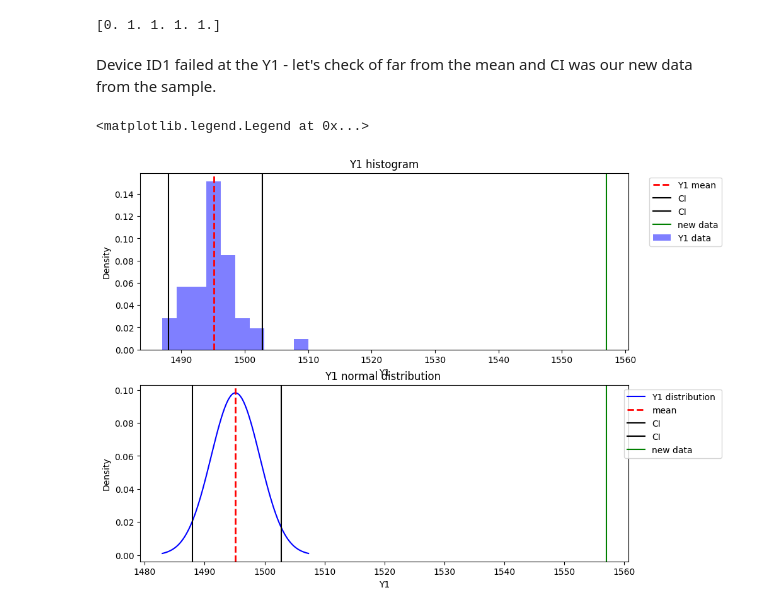
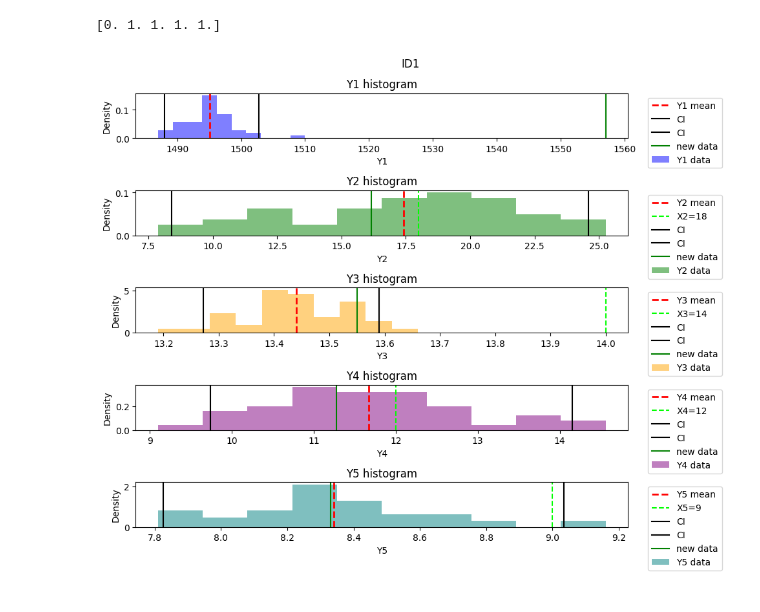
Before and after one commit to Rotems1234/PulseNMore_HomeAssignment, a Jupyter notebook: PulseNMore_RotemStahl.ipynb, the cells around one changed output. Cells and saved outputs as stored; diff of their text form; code cells hidden in the pictures.

```diff
--- a/PulseNMore_RotemStahl.ipynb
+++ b/PulseNMore_RotemStahl.ipynb
@@ -537,9 +537,8 @@ score,test=checkinside(data,new_devices.iloc[0])
 print(test)
 # %% [output]
 [0. 1. 1. 1. 1.]
-# %% [markdown]
-Device ID1 failed at the Y1 - let's check of far from the mean and CI was our new data from the sample.
 # %%
+def plotnewdatain(data,new,title):
   #finding the CI
   conf = 0.95
   ci95_1 = np.percentile(data.Y1, [100*(1-conf)/2,100*(1-(1-conf)/2)])
@@ -548,30 +547,74 @@ Device ID1 failed at the Y1 - let's check of far from the mean and CI was our ne
   ci95_4 = np.percentile(data.Y4, [100*(1-conf)/2,100*(1-(1-conf)/2)])
   ci95_5 = np.percentile(data.Y5, [100*(1-conf)/2,100*(1-(1-conf)/2)])
 
-  fig, (ax1, ax2) = plt.subplots(nrows=2, ncols=1, figsize=(10, 8))
+  fig, (ax1, ax2, ax3, ax4,ax5) = plt.subplots(nrows=5, ncols=1, figsize=(10, 8))
 
   ax1.hist(data.Y1,  alpha=0.5, color='blue', density=True)
   ax1.axvline(data.Y1.mean(), color='red', linestyle='dashed', linewidth=2)
   ax1.axvline(ci95_1[0], color='black', linestyle='solid', linewidth=1.5)
   ax1.axvline(ci95_1[1], color='black', linestyle='solid', linewidth=1.5)
-  ax1.axvline(x=new_devices.Y1[0], color='green', linestyle='solid', linewidth=1.5)
+  ax1.axvline(x=new.Y1, color='green', linestyle='solid', linewidth=1.5)
   ax1.set_xlabel('Y1')
   ax1.set_ylabel('Density')
   ax1.set_title('Y1 histogram')
   leg=['Y1 mean','CI','CI','new data','Y1 data']
   ax1.legend(leg, loc='best', bbox_to_anchor=(1.2, 1))
 
-  x1,y1=findnorm(data.Y1)
-  ax2.plot(x1, y1, color='blue')
-  ax2.axvline(data.Y1.mean(), color='red', linestyle='dashed', linewidth=2)
-  ax2.axvline(ci95_1[0], color='black', linestyle='solid', linewidth=1.5)
-  ax2.axvline(ci95_1[1], color='black', linestyle='solid', linewidth=1.5)
-  ax2.axvline(x=new_devices.Y1[0], color='green', linestyle='solid', linewidth=1.5)
-  ax2.set_xlabel('Y1')
+  ax2.hist(data.Y2, alpha=0.5, color='green', density=True)
+  ax2.axvline(data.Y2.mean(), color='red', linestyle='dashed', linewidth=2)
+  ax2.axvline(data.X2[0], color='lime', linestyle='dashed', linewidth=1.5)
+  ax2.axvline(ci95_2[0], color='black', linestyle='solid', linewidth=1.5)
+  ax2.axvline(ci95_2[1], color='black', linestyle='solid', linewidth=1.5)
+  ax2.axvline(x=new.Y2, color='green', linestyle='solid', linewidth=1.5)
+  ax2.set_xlabel('Y2')
   ax2.set_ylabel('Density')
-  ax2.set_title('Y1 normal distribution ')
-  leg=['Y1 distribution ','mean' ,'CI','CI','new data']
+  ax2.set_title('Y2 histogram')
+  leg=['Y2 mean','X2=18','CI','CI','new data','Y2 data']
   ax2.legend(leg, loc='best', bbox_to_anchor=(1.2, 1))
+
+
+  ax3.hist(data.Y3,  alpha=0.5, color='orange', density=True)
+  ax3.axvline(data.Y3.mean(), color='red', linestyle='dashed', linewidth=2)
+  ax3.axvline(data.X3[0], color='lime', linestyle='dashed', linewidth=1.5)
+  ax3.axvline(ci95_3[0], color='black', linestyle='solid', linewidth=1.5)
+  ax3.axvline(ci95_3[1], color='black', linestyle='solid', linewidth=1.5)
+  ax3.axvline(x=new.Y3, color='green', linestyle='solid', linewidth=1.5)
+  ax3.set_xlabel('Y3')
+  ax3.set_ylabel('Density')
+  ax3.set_title('Y3 histogram')
+  leg=['Y3 mean','X3=14','CI','CI','new data','Y3 data']
+  ax3.legend(leg, loc='best', bbox_to_anchor=(1.2, 1))
+
+
+  ax4.hist(data.Y4,  alpha=0.5, color='purple', density=True)
+  ax4.axvline(data.Y4.mean(), color='red', linestyle='dashed', linewidth=2)
+  ax4.axvline(data.X4[0], color='lime', linestyle='dashed', linewidth=1.5)
+  ax4.axvline(ci95_4[0], color='black', linestyle='solid', linewidth=1.5)
+  ax4.axvline(ci95_4[1], color='black', linestyle='solid', linewidth=1.5)
+  ax4.axvline(x=new.Y4, color='green', linestyle='solid', linewidth=1.5)
+  ax4.set_xlabel('Y4')
+  ax4.set_ylabel('Density')
+  ax4.set_title('Y4 histogram')
+  leg=['Y4 mean','X4=12','CI','CI','new data','Y4 data']
+  ax4.legend(leg, loc='best', bbox_to_anchor=(1.2, 1))
+
+
+  ax5.hist(data.Y5,  alpha=0.5, color='teal', density=True)
+  ax5.axvline(data.Y5.mean(), color='red', linestyle='dashed', linewidth=2)
+  ax5.axvline(data.X5[0], color='lime', linestyle='dashed', linewidth=1.5)
+  ax5.axvline(ci95_5[0], color='black', linestyle='solid', linewidth=1.5)
+  ax5.axvline(ci95_5[1], color='black', linestyle='solid', linewidth=1.5)
+  ax5.axvline(x=new.Y5, color='green', linestyle='solid', linewidth=1.5)
+  ax5.set_xlabel('Y5')
+  ax5.set_ylabel('Density')
+  ax5.set_title('Y5 histogram')
+  leg=['Y5 mean','X5=9','CI','CI','new data','Y5 data']
+  ax5.legend(leg, loc='best', bbox_to_anchor=(1.2, 1))
+
+  plt.suptitle(title)
+  plt.tight_layout()
+  plt.show()
-# %% [output]
-<matplotlib.legend.Legend at 0x...>
-[figure, removed]
+# %%
+plotnewdatain(data,new_devices.iloc[0],'ID1')
+# %% [output]
+[figure, added]
```
